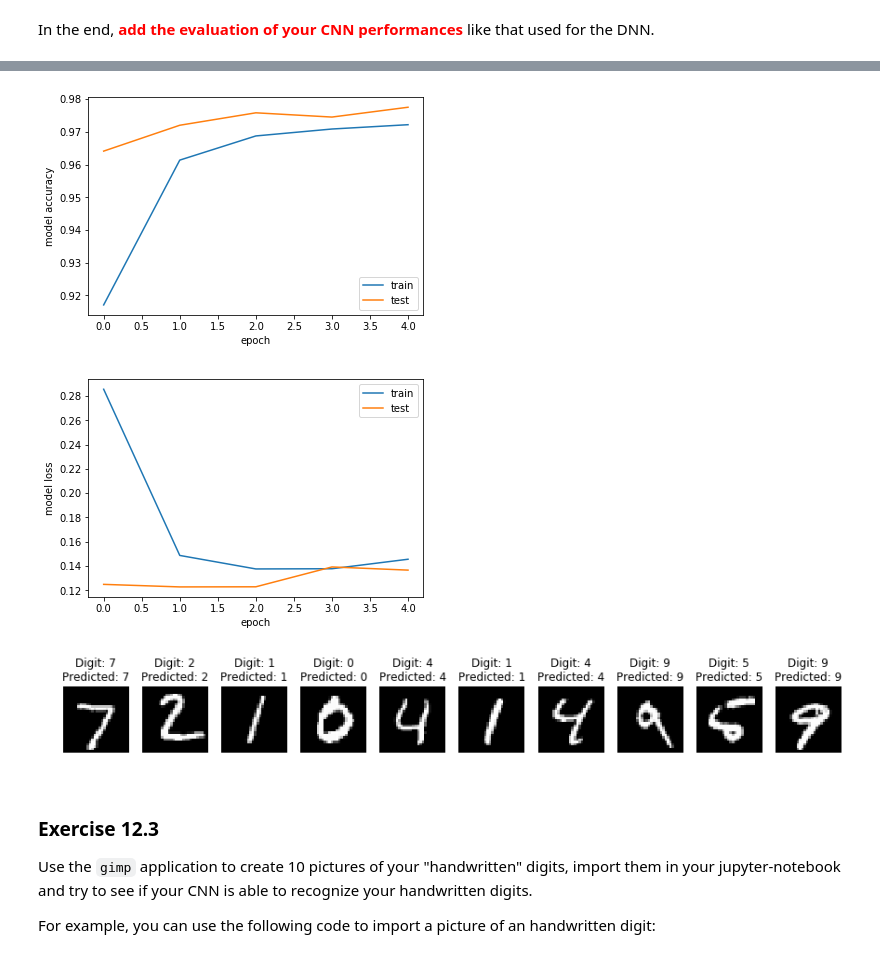
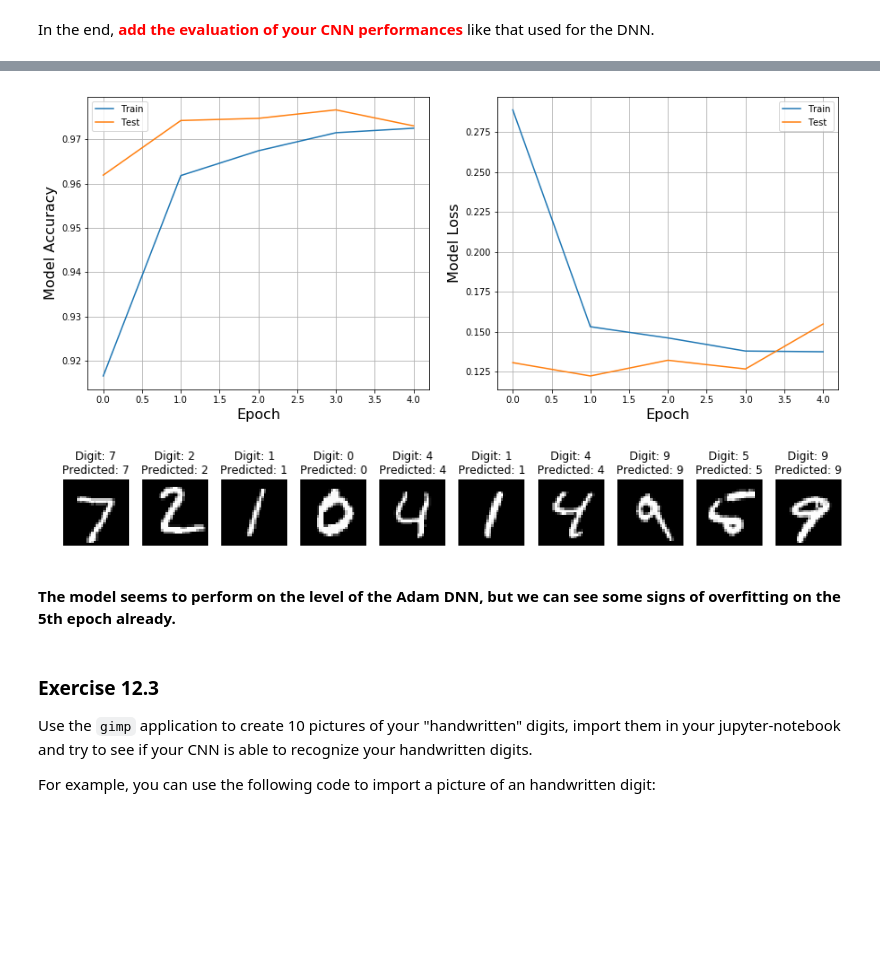
Before and after one commit to rcote98/LSN_exercise_delivery, a Jupyter notebook: esercitazione12/esercitazione12.ipynb, the cells around one changed output, grey strips where cells are left out. Saved outputs shown, nothing was run; the diff lists cells and outputs as text; code cells hidden in the pictures; blank space fills up the shorter version.

```diff
--- a/esercitazione12/esercitazione12.ipynb
+++ b/esercitazione12/esercitazione12.ipynb
@@ -617,20 +629,25 @@ print('Test loss:', score[0])
 print('Test accuracy:', score[1])
 
 # look into training history
+fig = plt.figure(figsize=(15,6))
 
 # summarize history for accuracy
+plt.subplot(1,2,1)
 plt.plot(history.history['acc'])
 plt.plot(history.history['val_acc'])
-plt.ylabel('model accuracy')
-plt.xlabel('epoch')
-plt.legend(['train', 'test'], loc='best')
-plt.show()
+plt.ylabel('Model Accuracy', fontsize=16)
+plt.xlabel('Epoch', fontsize=16)
+plt.legend(['Train', 'Test'], loc='best')
+plt.grid(True)
 
 # summarize history for loss
+plt.subplot(1,2,2)
 plt.plot(history.history['loss'])
 plt.plot(history.history['val_loss'])
-plt.ylabel('model loss')
-plt.xlabel('epoch')
-plt.legend(['train', 'test'], loc='best')
+plt.ylabel('Model Loss', fontsize=16)
+plt.xlabel('Epoch', fontsize=16)
+plt.legend(['Train', 'Test'], loc='best')
+plt.grid(True)
+
 plt.show()
 # %% [output]
@@ -641,5 +658,4 @@ Test accuracy: 0.9804
-[figure, old version]
+[figure, new version]
-[figure, removed]
 # %%
 #X_test = X_test.reshape(X_test.shape[0], img_rows*img_cols)
 predictions = model_CNN.predict(X_test)
@@ -655,6 +671,8 @@ for i in range(10):
 plt.show()
 # %% [output]
 [figure]
+# %% [markdown]
+__The model seems to perform on the level of the Adam DNN, but we can see some signs of overfitting on the 5th epoch already.__
 # %% [markdown]
 ### Exercise 12.3
 
```
Also changed, not shown: parts of 15 cells of this notebook.
